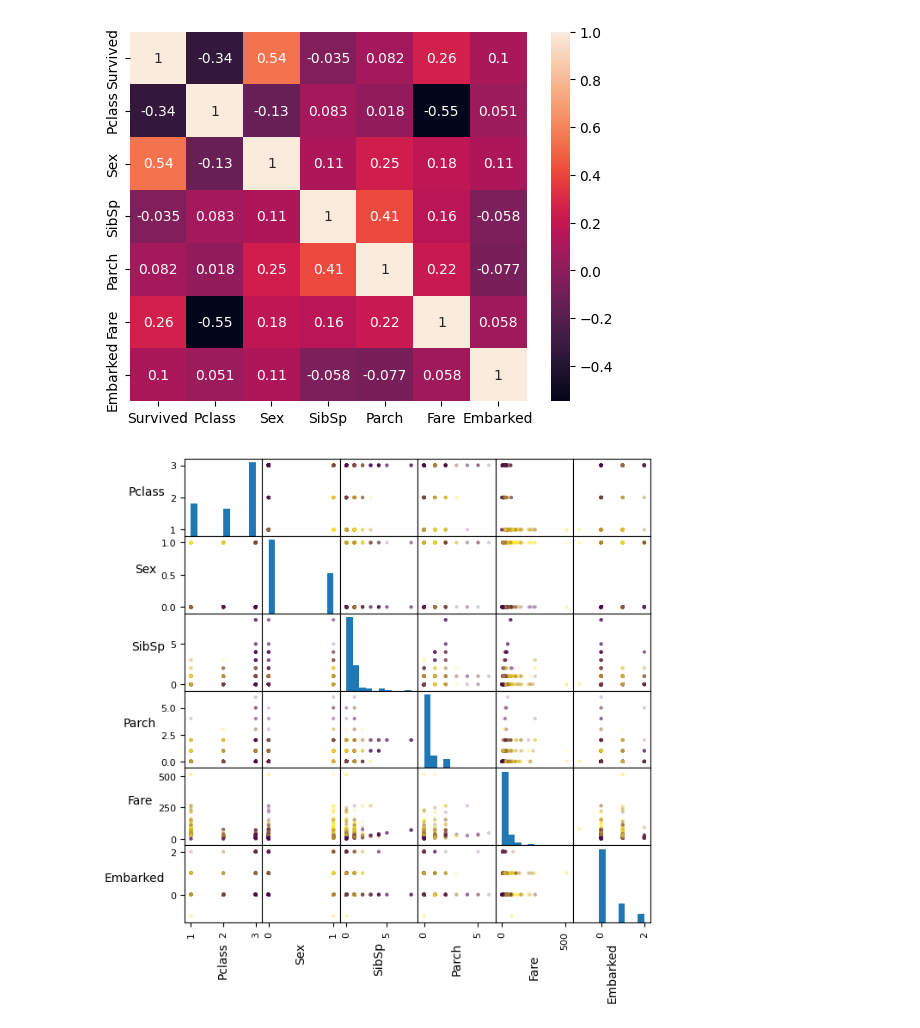
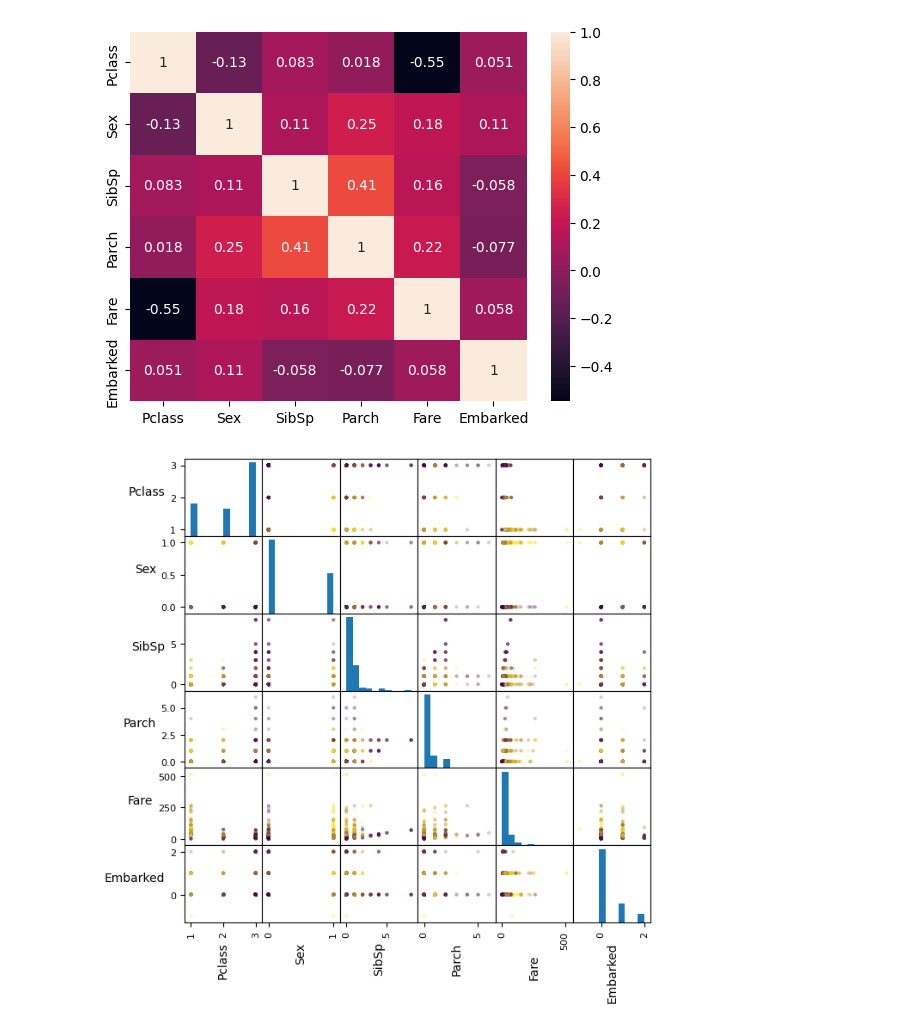
Before and after one commit to LuanKrzyzaniak/machine-learning-study, a Jupyter notebook: code/titanic/titanic.ipynb, the cells around one changed output. Cells and saved outputs as stored; diff of their text form; code cells hidden in the pictures.

```diff
--- a/code/titanic/titanic.ipynb
+++ b/code/titanic/titanic.ipynb
@@ -35,0 +25,10 @@ Keys: Index(['PassengerId', 'Survived', 'Pclass', 'Name', 'Sex', 'Age', 'SibSp',
+# %%
+# Prepare sets
+dropped = ["PassengerId", "Name", "Ticket", "Cabin", "Age"]
+
+x_train = traindata.drop(columns=dropped + ["Survived"])
+y_train = traindata["Survived"]
+x_test = testdata.drop(columns=dropped)
+#y_test = testdata["Survived"]
+
+x_train.head()
@@ -36,5 +42,8 @@ Keys: Index(['PassengerId', 'Survived', 'Pclass', 'Name', 'Sex', 'Age', 'SibSp',
 # %%
-# Transform sex and embarked to integer
-traindf['Sex']=pd.factorize(traindf['Sex'])[0] # F=0 M=1
-traindf['Embarked']=pd.factorize(traindf['Embarked'])[0] # C=0 Q=1 S=2
-traindf.head()
+# Convert sex and embarked
+x_train['Sex']=pd.factorize(x_train['Sex'])[0] # F=0 M=1
+x_train['Embarked']=pd.factorize(x_train['Embarked'])[0] # C=0 Q=1 S=2
+x_test['Sex']=pd.factorize(x_test['Sex'])[0] # F=0 M=1
+x_test['Embarked']=pd.factorize(x_test['Embarked'])[0] # C=0 Q=1 S=2
+
+#x_train.head()
@@ -48,10 +59,9 @@ traindf.head()
 # %%
-# Remove name, cabin and ticket to build a correlation table
-traindf = traindf.drop(columns=["PassengerId", "Name", "Ticket", "Cabin", "Age"])
-sn.heatmap(traindf.corr(),
+# Correlation table
+sn.heatmap(x_train.corr(),
            annot=True)
 plt.show()
 # %% [output]
-[figure, old version]
+[figure, new version]
 # %%
 # Pair plotting using 'Survived' to color
```
Also changed, not shown: parts of 10 cells of this notebook.
